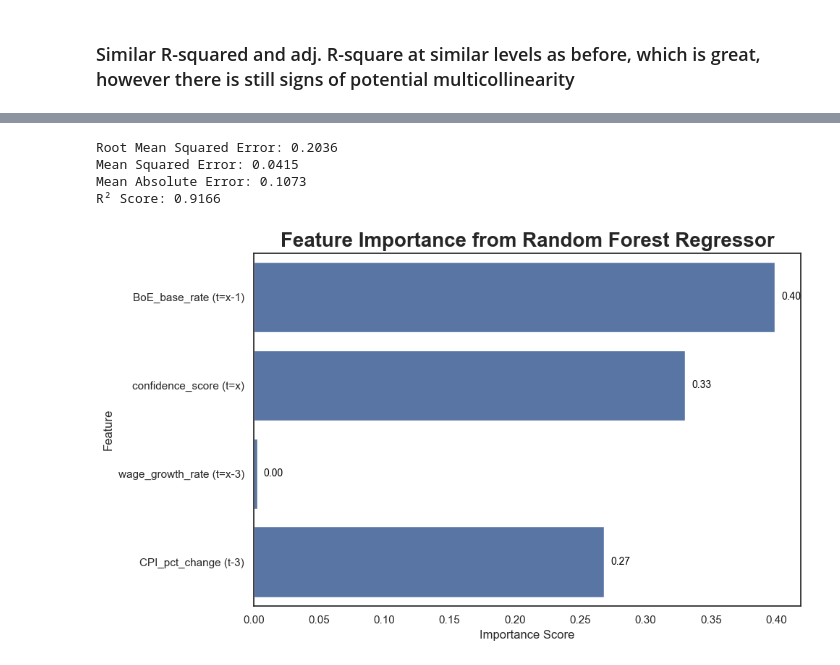
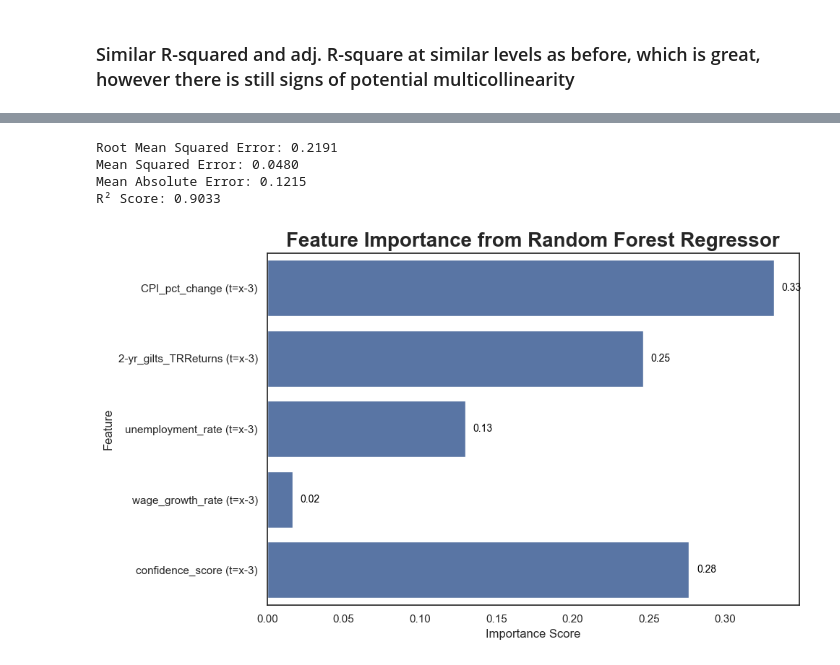
Before and after one commit to gamzebb/group-project, a Jupyter notebook: Bank Rate analysis - sentiment, correlation, predictions (2020-22).ipynb, the cells around one changed output, grey strips where cells are left out. Cells and saved outputs as stored; diff of their text form; code cells hidden in the pictures.

```diff
--- a/Bank Rate analysis - sentiment, correlation, predictions (2020-22).ipynb
+++ b/Bank Rate analysis - sentiment, correlation, predictions (2020-22).ipynb
@@ -372,9 +372,9 @@ Index(['Date', 'ftse_250_total_return', 'BoE_base_rate', 'CPI_pct_change',
 # %%
 # Define the new order of the columns
 new_column_order = [
-    'Date', 'CPI_pct_change', 'finbert_sentiment_score', 'confidence_score',
+    'Date', 'BoE_base_rate', 'finbert_sentiment_score', 'confidence_score',
     'unemployment_rate', 'wage_growth_rate', 'GDP_pct_change',
-    'ftse_250_total_return', 'BoE_base_rate', '0-2yr_gilts_TReturns'
+    'ftse_250_total_return', 'CPI_pct_change', '0-2yr_gilts_TReturns'
 ]
 
 # Reindex the DataFrame with the new column order
@@ -658,11 +743,11 @@ filtered_df = df_uk_focused[(df_uk_focused['Date'] >= start_date) & (df_uk_focus
 regression_df = pd.DataFrame()
 regression_df['Date'] = filtered_df['Date']
 regression_df['BoE_base_rate (t=x)'] = filtered_df['BoE_base_rate']
-regression_df['BoE_base_rate (t=x-1)'] = filtered_df['BoE_base_rate'].shift(1)
-regression_df['confidence_score (t=x)'] = filtered_df['confidence_score']
-regression_df['wage_growth_rate (t=x-3)'] = filtered_df['wage_growth_rate'].shift(3)
-regression_df['ftse_250_total_return (t=x-3)'] = filtered_df['ftse_250_total_return'].shift(3)
-regression_df['CPI_pct_change (t-3)'] = filtered_df['CPI_pct_change'].shift(3)
+regression_df['CPI_pct_change (t=x-3)'] = filtered_df['CPI_pct_change'].shift(3)
+regression_df['2-yr_gilts_TRReturns (t=x-3)'] = filtered_df['0-2yr_gilts_TReturns']
+regression_df['unemployment_rate (t=x-3)'] = filtered_df['unemployment_rate']
+regression_df['wage_growth_rate (t=x-3)'] = filtered_df['wage_growth_rate']
+regression_df['confidence_score (t=x-3)'] = filtered_df['confidence_score']
 
 # Step 3: Drop rows with missing values due to shifting
 regression_df.dropna(inplace=True)
@@ -1250,21 +1287,22 @@ import pandas as pd  # Import pandas
 regression_df = regression_df.dropna(
     subset=[
         'BoE_base_rate (t=x)',
-        'BoE_base_rate (t=x-1)',
-        'confidence_score (t=x)',
+        'CPI_pct_change (t=x-3)',
+        '2-yr_gilts_TRReturns (t=x-3)',
+        'unemployment_rate (t=x-3)',
         'wage_growth_rate (t=x-3)',
-        'ftse_250_total_return (t=x-3)',
-        'CPI_pct_change (t-3)'
+        'confidence_score (t=x-3)'
     ]
 )
 
 # Define features and target
 X = regression_df[
     [
-        'BoE_base_rate (t=x-1)',
-        'confidence_score (t=x)',
+        'CPI_pct_change (t=x-3)',
+        '2-yr_gilts_TRReturns (t=x-3)',
+        'unemployment_rate (t=x-3)',
         'wage_growth_rate (t=x-3)',
-        'CPI_pct_change (t-3)',
+        'confidence_score (t=x-3)'
     ]
 ]
 y = regression_df['BoE_base_rate (t=x)']
@@ -1294,35 +1332,35 @@ y_pred = rf_model.predict(X_test)
 rmse = np.sqrt(mean_squared_error(y_test, y_pred))
 mse = mean_squared_error(y_test, y_pred)
 mae = mean_absolute_error(y_test, y_pred)
 r2 = r2_score(y_test, y_pred)
 
 print(f"Root Mean Squared Error: {rmse:.4f}")
 print(f"Mean Squared Error: {mse:.4f}")
 print(f"Mean Absolute Error: {mae:.4f}")
 print(f"R² Score: {r2:.4f}")
 
 # 5. Feature Importance Plot
 # --------------------------
 feature_importances = pd.Series(rf_model.feature_importances_, index=X.columns)
 
 plt.figure(figsize=(10, 6))
 ax = sns.barplot(x=feature_importances, y=feature_importances.index)  # Save the axes object
 plt.title(
     "Feature Importance from Random Forest Regressor", fontsize=20, fontweight='bold'
 )
 plt.xlabel("Importance Score")
 plt.ylabel("Feature")
 
 # Add value labels to the right of each bar
 for i, (value, name) in enumerate(zip(feature_importances, feature_importances.index)):
     ax.text(
         value + 0.005, i, f"{value:.2f}", color='black', va='center', fontsize=10
     )  # Use the saved 'ax'
 plt.tight_layout()
 plt.show()
 # %% [output]
-Root Mean Squared Error: 0.2036
-Mean Squared Error: 0.0415
-Mean Absolute Error: 0.1073
-R² Score: 0.9166
+Root Mean Squared Error: 0.2191
+Mean Squared Error: 0.0480
+Mean Absolute Error: 0.1215
+R² Score: 0.9033
-[figure, old version]
+[figure, new version]
```
Also changed, not shown: parts of 63 cells of this notebook.
